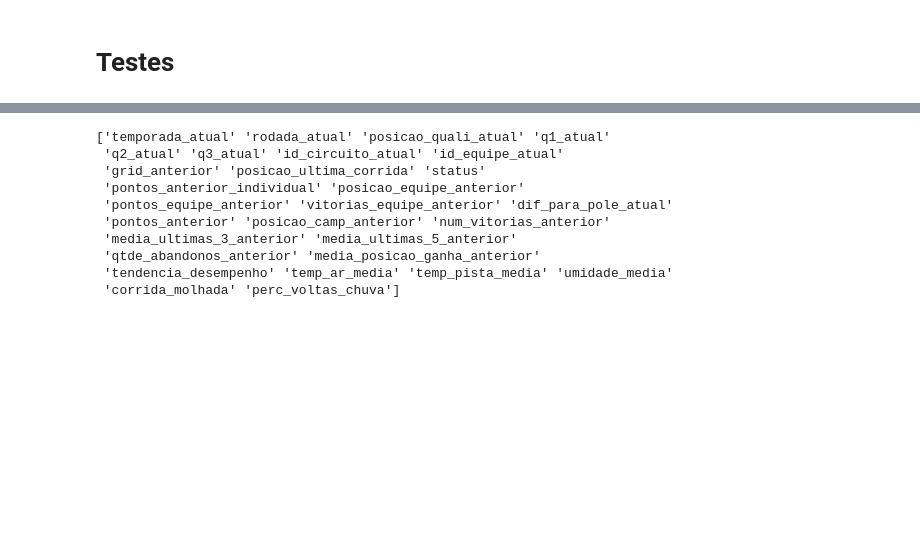
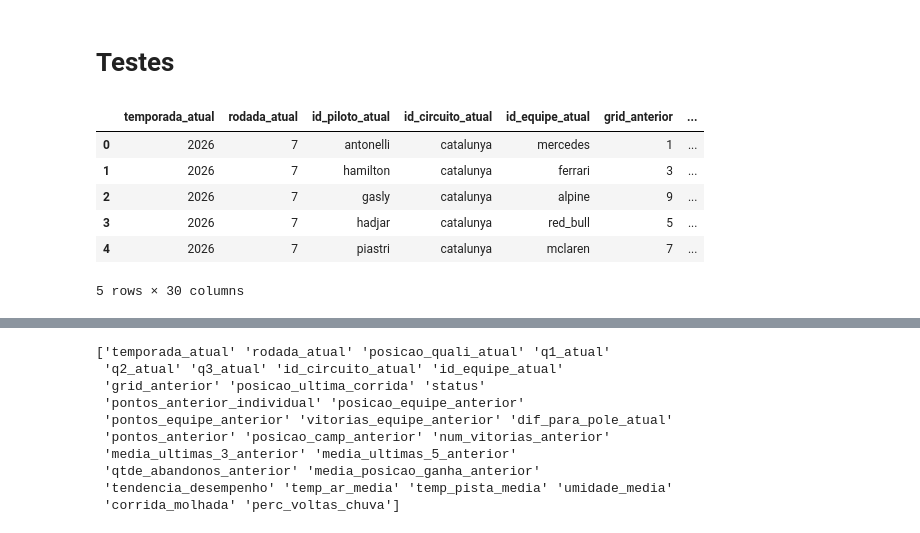
Before and after one commit to Pedro101520/f1_prediction_models, a Jupyter notebook: modelo_com_quali.ipynb, the cells around one changed output, grey strips where cells are left out. Drawn from its saved outputs; the diff is of its cells as text; code cells hidden in the pictures; blank space fills up the shorter version.

```diff
--- a/modelo_com_quali.ipynb
+++ b/modelo_com_quali.ipynb
@@ -149,6 +149,18 @@ joblib.dump(onehotencoder, r"modelos\encoder_com_quali.pkl")
 ['modelos\\encoder_com_quali.pkl']
 # %% [markdown]
 # Testes
+# %%
+df = pd.read_csv(r"DATA\analise.csv")
+# %%
+df.head()
+# %% [output]
+|  | temporada_atual | rodada_atual | id_piloto_atual | id_circuito_atual | id_equipe_atual | grid_anterior | ... |
+| 0 | 2026 | 7 | antonelli | catalunya | mercedes | 1 | ... |
+| 1 | 2026 | 7 | hamilton | catalunya | ferrari | 3 | ... |
+| 2 | 2026 | 7 | gasly | catalunya | alpine | 9 | ... |
+| 3 | 2026 | 7 | hadjar | catalunya | red_bull | 5 | ... |
+| 4 | 2026 | 7 | piastri | catalunya | mclaren | 7 | ... |
+5 rows × 30 columns
 # %%
 import joblib
 import pandas as pd
```
Also changed, not shown: parts of 5 cells of this notebook, 6 other files.
